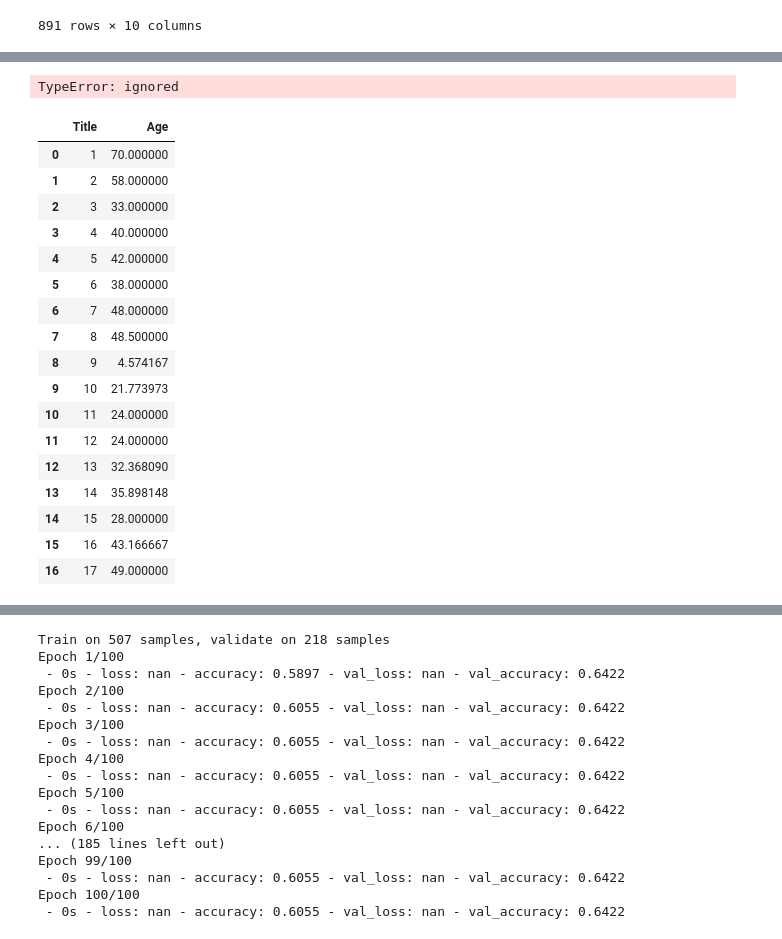
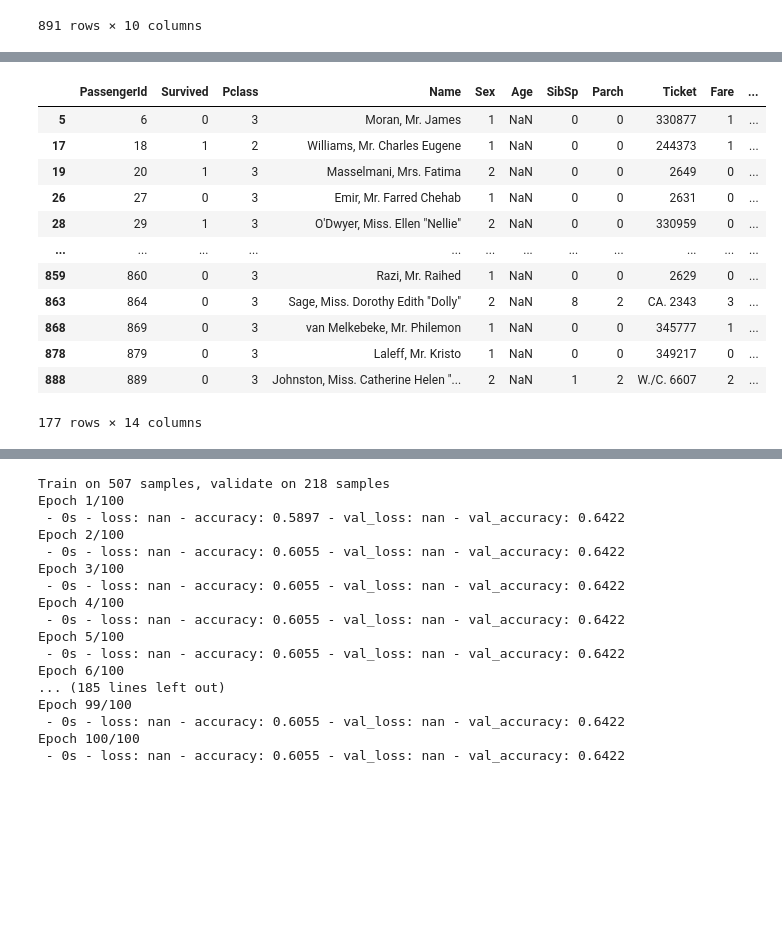
Before and after one commit to Push911/Titanic-Machine-Learning-from-Disaster, a Jupyter notebook: Titanic: Machine Learning from Disaster.ipynb, the cells around one changed output, grey strips where cells are left out. Drawn from its saved outputs; the diff is of its cells as text; code cells hidden in the pictures; blank space fills up the shorter version.

```diff
--- a/Titanic: Machine Learning from Disaster.ipynb
+++ b/Titanic: Machine Learning from Disaster.ipynb
@@ -115,7 +130,7 @@ ts.plot(x="Title", y="Survived", kind="bar", title="Comparing survived people to
 # %% [markdown]
 Preparation of dataset
 # %%
-titles = {"Capt" : 1, "Col" : 2, "Countess" : 3, "Don" : 4, "Dr" : 5, "Jonkheer" : 6, "Lady" : 7, "Major" : 8, "Master" : 9, "Miss" : 10, "Mlle" : 11, "Mme" : 12, "Mr" : 13, "Mrs" : 14, "Ms" : 15, "Rev" : 16, "Sir" : 17}
+titles = {"Capt" : 1, "Col" : 2, "Countess" : 3, "Don" : 4, "Dr" : 5, "Jonkheer" : 6, "Lady" : 7, "Major" : 8, "Master" : 9, "Miss" : 10, "Mlle" : 11, "Mme" : 12, "Mr" : 13, "Mrs" : 14, "Ms" : 15, "Rev" : 16, "Sir" : 17, "Dona" : 18}
 trainData["Title"] = trainData["Title"].map(titles).astype(int)
 testData["Title"] = testData["Title"].map(titles).astype(int)
 # %%
@@ -195,27 +233,17 @@ trainData
 # %%
-trainData[trainData["Age"].isnull()]
-# trainData.at["Age"]
+ageTable = trainData[trainData["Age"].isnull()]
+ageTable
 # %% [output]
+|  | PassengerId | Survived | Pclass | Name | Sex | Age | SibSp | Parch | Ticket | Fare | ... |
+| 5 | 6 | 0 | 3 | Moran, Mr. James | 1 | NaN | 0 | 0 | 330877 | 1 | ... |
+| 17 | 18 | 1 | 2 | Williams, Mr. Charles Eugene | 1 | NaN | 0 | 0 | 244373 | 1 | ... |
+| 19 | 20 | 1 | 3 | Masselmani, Mrs. Fatima | 2 | NaN | 0 | 0 | 2649 | 0 | ... |
+| 26 | 27 | 0 | 3 | Emir, Mr. Farred Chehab | 1 | NaN | 0 | 0 | 2631 | 0 | ... |
+| 28 | 29 | 1 | 3 | O'Dwyer, Miss. Ellen "Nellie" | 2 | NaN | 0 | 0 | 330959 | 0 | ... |
+| ... | ... | ... | ... | ... | ... | ... | ... | ... | ... | ... | ... |
+| 859 | 860 | 0 | 3 | Razi, Mr. Raihed | 1 | NaN | 0 | 0 | 2629 | 0 | ... |
+| 863 | 864 | 0 | 3 | Sage, Miss. Dorothy Edith "Dolly" | 2 | NaN | 8 | 2 | CA. 2343 | 3 | ... |
+| 868 | 869 | 0 | 3 | van Melkebeke, Mr. Philemon | 1 | NaN | 0 | 0 | 345777 | 1 | ... |
+| 878 | 879 | 0 | 3 | Laleff, Mr. Kristo | 1 | NaN | 0 | 0 | 349217 | 0 | ... |
+| 888 | 889 | 0 | 3 | Johnston, Miss. Catherine Helen "... | 2 | NaN | 1 | 2 | W./C. 6607 | 2 | ... |
-TypeError: ignored
+177 rows × 14 columns
-# %%
-at = trainData[["Age", "Title"]].groupby(["Title"], as_index=False).mean()
-at
-# %% [output]
-|  | Title | Age |
-| 0 | 1 | 70.000000 |
-| 1 | 2 | 58.000000 |
-| 2 | 3 | 33.000000 |
-| 3 | 4 | 40.000000 |
-| 4 | 5 | 42.000000 |
-| 5 | 6 | 38.000000 |
-| 6 | 7 | 48.000000 |
-| 7 | 8 | 48.500000 |
-| 8 | 9 | 4.574167 |
-| 9 | 10 | 21.773973 |
-| 10 | 11 | 24.000000 |
-| 11 | 12 | 24.000000 |
-| 12 | 13 | 32.368090 |
-| 13 | 14 | 35.898148 |
-| 14 | 15 | 28.000000 |
-| 15 | 16 | 43.166667 |
-| 16 | 17 | 49.000000 |
```
Also changed, not shown: parts of 11 cells of this notebook.
